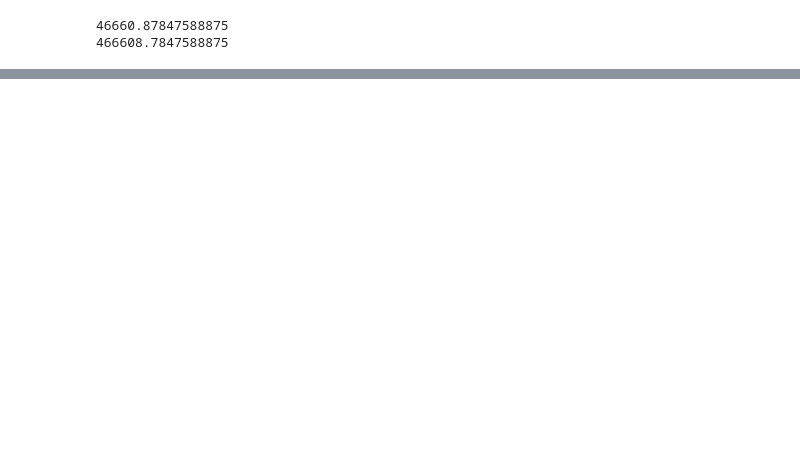
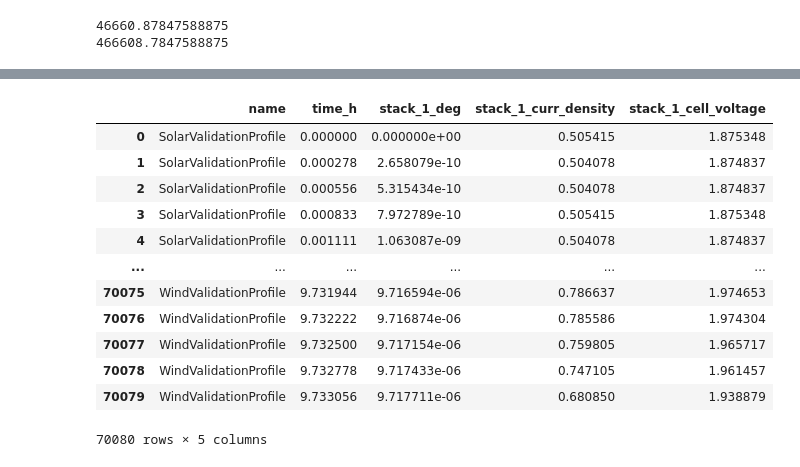
Before and after one commit to ZBT-Tools/electrolyzer, a Jupyter notebook: zbt/DEl_PM2_DataGeneration.ipynb, the cells around one changed output, grey strips where cells are left out. Drawn from its saved outputs; the diff is of its cells as text; code cells hidden in the pictures; blank space fills up the shorter version.

```diff
--- a/zbt/DEl_PM2_DataGeneration.ipynb
+++ b/zbt/DEl_PM2_DataGeneration.ipynb
@@ -226,2 +527,19 @@ result_df
+# %%
+validation_result_df = pd.read_pickle("CM2_validation_data_1s.pkl")
+validation_result_df
+# %% [output]
+|  | name | time_h | stack_1_deg | stack_1_curr_density | stack_1_cell_voltage |
+| 0 | SolarValidationProfile | 0.000000 | 0.000000e+00 | 0.505415 | 1.875348 |
+| 1 | SolarValidationProfile | 0.000278 | 2.658079e-10 | 0.504078 | 1.874837 |
+| 2 | SolarValidationProfile | 0.000556 | 5.315434e-10 | 0.504078 | 1.874837 |
+| 3 | SolarValidationProfile | 0.000833 | 7.972789e-10 | 0.505415 | 1.875348 |
+| 4 | SolarValidationProfile | 0.001111 | 1.063087e-09 | 0.504078 | 1.874837 |
+| ... | ... | ... | ... | ... | ... |
+| 70075 | WindValidationProfile | 9.731944 | 9.716594e-06 | 0.786637 | 1.974653 |
+| 70076 | WindValidationProfile | 9.732222 | 9.716874e-06 | 0.785586 | 1.974304 |
+| 70077 | WindValidationProfile | 9.732500 | 9.717154e-06 | 0.759805 | 1.965717 |
+| 70078 | WindValidationProfile | 9.732778 | 9.717433e-06 | 0.747105 | 1.961457 |
+| 70079 | WindValidationProfile | 9.733056 | 9.717711e-06 | 0.680850 | 1.938879 |
+70080 rows × 5 columns
 # %%
 fig = FigureResampler(go.Figure())
```
Also changed, not shown: parts of 46 cells of this notebook, 4 other files.
